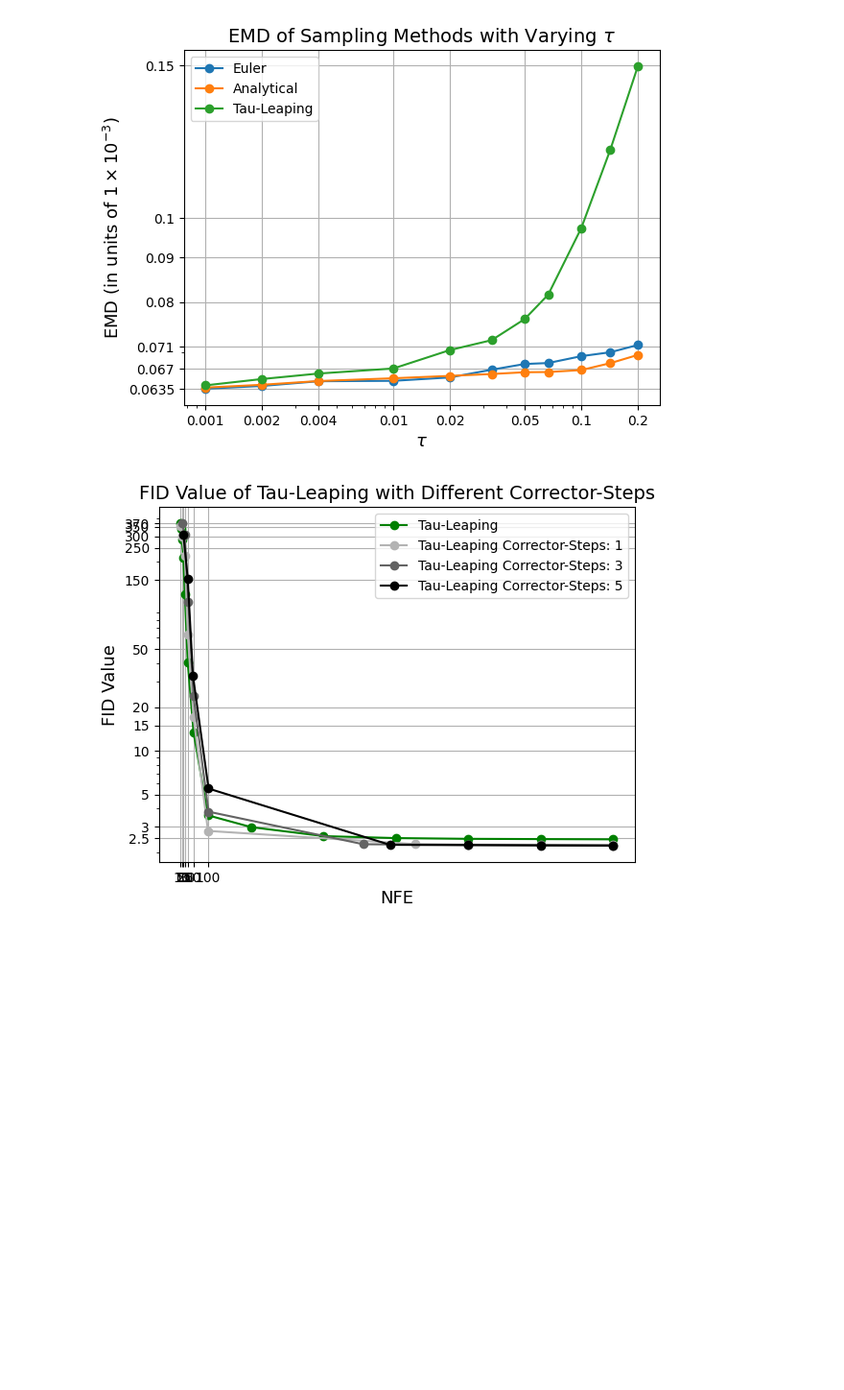
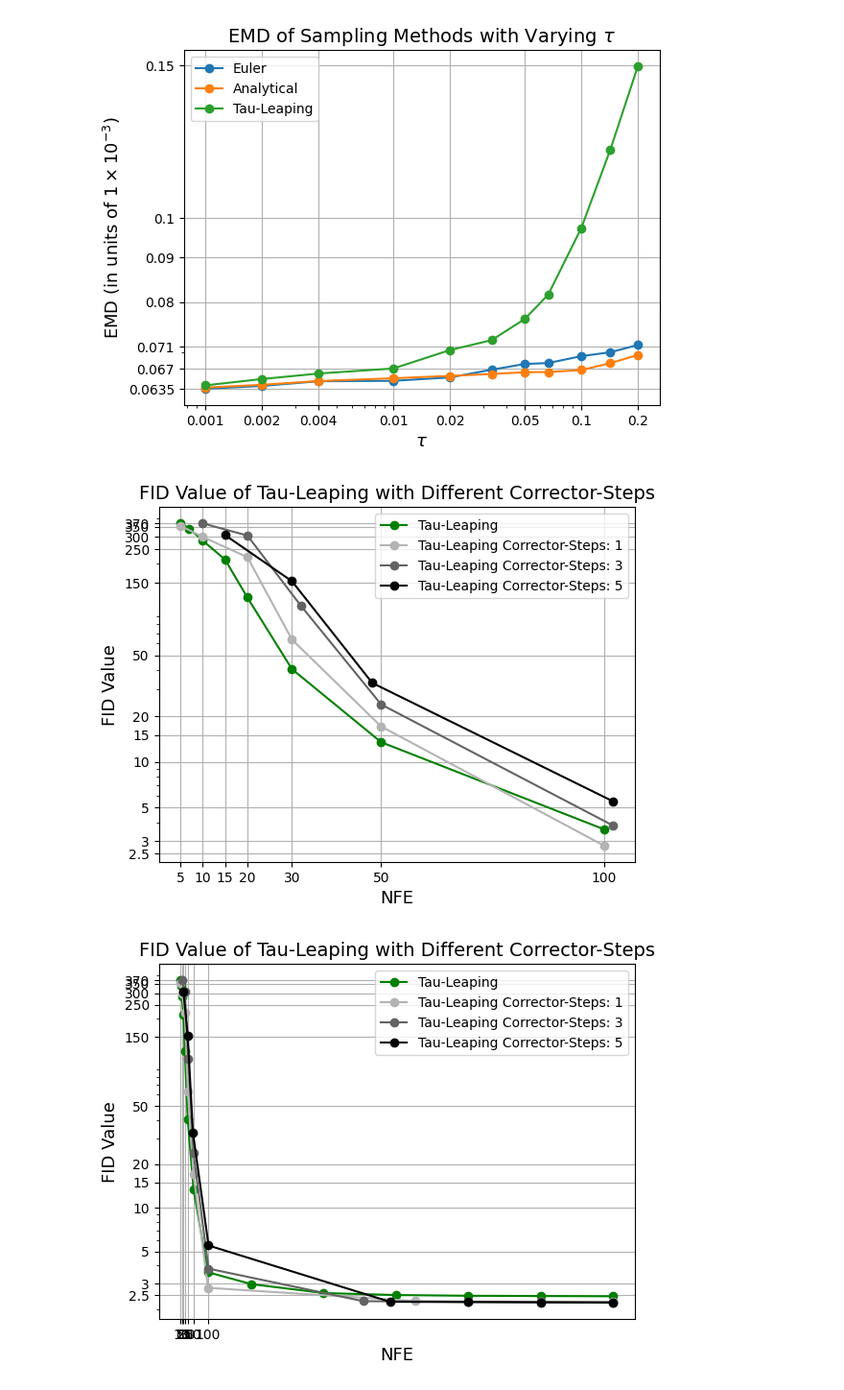
Before and after one commit to paulffm/Continuous-Time-Diffusion-Models-for-Discrete-Data, a Jupyter notebook: ContTimeDiscreteSpace/TAUnSDDM/eval_2.ipynb, the cells around one changed output. Shown at 96% size. Saved outputs shown, nothing was run; the diff lists cells and outputs as text; code cells hidden in the pictures; blank space fills up the shorter version.

Commit message:
plot updates

```diff
--- a/ContTimeDiscreteSpace/TAUnSDDM/eval_2.ipynb
+++ b/ContTimeDiscreteSpace/TAUnSDDM/eval_2.ipynb
@@ -188,6 +188,41 @@ plt.savefig('emd_plot_tau.pdf')
 plt.show()
 # %% [output]
 [figure]
+# %%
+pc_1_steps =[5, 10, 20, 30, 50, 100]
+nfe_01_1_fid = [355.30401756086303, 299.8788404145761, 220.94562240586495, 63.526149427266375, 17.06536557569376, 2.813092226544086]
+pc_3_steps = [10, 20, 32, 50, 102]
+nfe_01_3_fid = [368.2020780292752, 306.44852994200113, 105.99785122999572, 23.8096318610784, 3.8135712497214342]
+pc_5_steps =[15, 30, 48, 102]
+nfe_01_5_fid = [308.4621460802384, 153.52888664861723, 32.976239962089096, 5.501552200792844]
+
+steps = np.array([5, 7, 10, 15, 20, 30, 50, 100]) # , 250, 500, 750, 1000, 1500])
+fid_taul = np.array([369.82769160402194, 339.7123739152373, 283.87526811768316, 212.90508021598973, 120.04226304249106, 40.6234648618652, 13.453524786963495, 3.6])#, 2.98404509903506, 2.5895556730263706, 2.51, 2.48, 2.460157370950734])
+
+
+colors = ['black', 'gray', 'lightgray']
+colors = ['black', 'gray', (0.7, 0.7, 0.7)]
+colors = ['black', (0.39, 0.39, 0.39), (0.7, 0.7, 0.7)]  # Graustufen-Farben
+plt.plot(steps, fid_taul, marker='o', color='green', label='Tau-Leaping')
+plt.plot(pc_1_steps, nfe_01_1_fid, marker='o', label='Tau-Leaping Corrector-Steps: 1', color=colors[2])
+plt.plot(pc_3_steps, nfe_01_3_fid, marker='o', label='Tau-Leaping Corrector-Steps: 3', color=colors[1])
+plt.plot(pc_5_steps, nfe_01_5_fid, marker='o', label='Tau-Leaping Corrector-Steps: 5', color=colors[0])
+
+plt.xlabel('NFE', fontsize=13)
+plt.ylabel('FID Value', fontsize=13)
+plt.title('FID Value of Tau-Leaping with Different Corrector-Steps', fontsize=14)
+plt.legend()
+plt.grid(True)
+
+plt.yscale('log')
+steps_y = [370, 350, 300, 250, 150, 50, 20, 15, 10, 5, 3, 2.5]
+steps_plot = [5, 10, 15, 20, 30, 50, 100]
+plt.yticks(steps_y, steps_y)
+plt.xticks(steps_plot, steps_plot)
+#plt.savefig('fid_tau_corrector.pdf')
+plt.show()
+# %% [output]
+[figure, added]
 # %%
 import numpy as np
 import matplotlib.pyplot as plt
```
Also changed, not shown: parts of 5 cells of this notebook, 1 other file.
